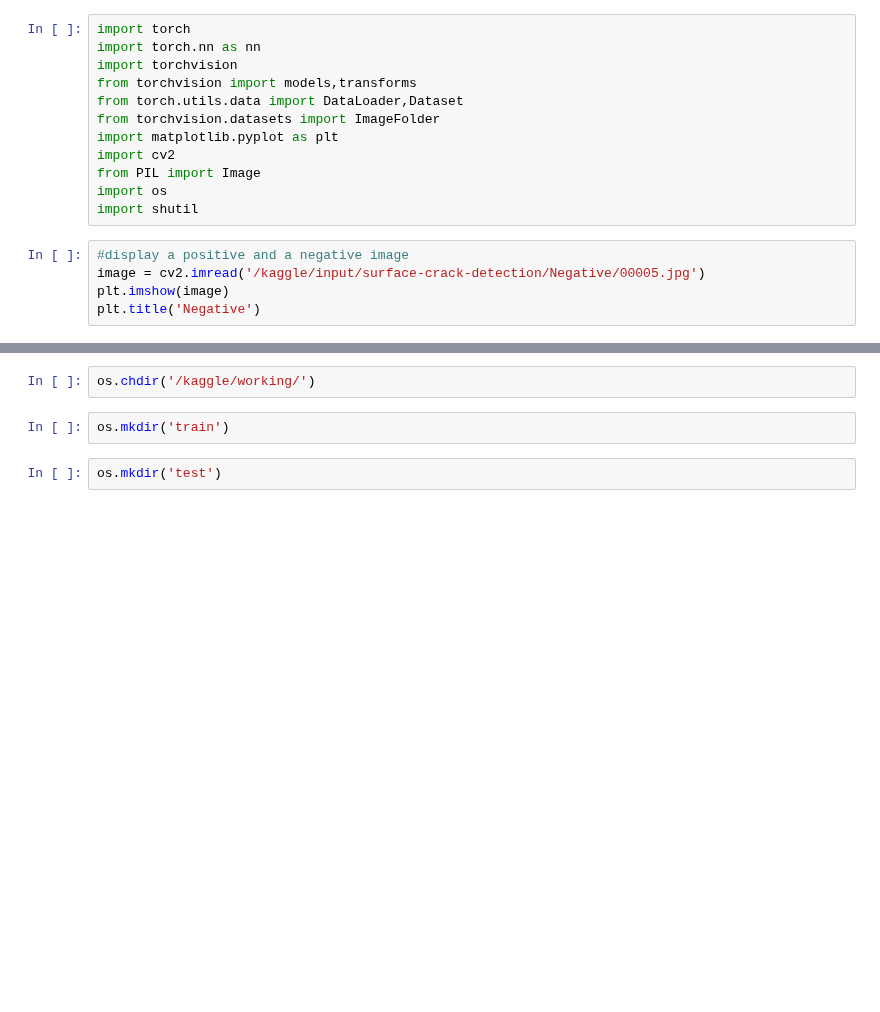
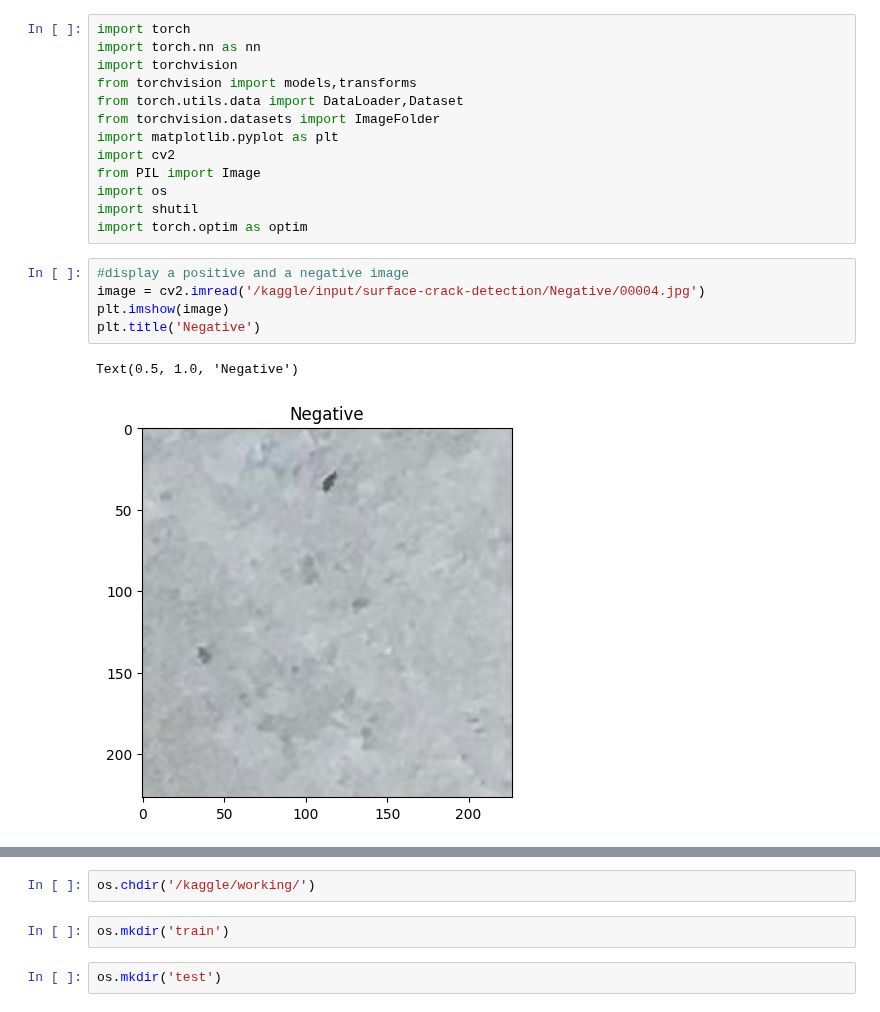
Before and after one commit to Abdulmathin-shaik/Kaggle, a Jupyter notebook: surface-crack-detection-classification.ipynb, the cells around one changed output, grey strips where cells are left out. Drawn from its saved outputs; the diff is of its cells as text; blank space fills up the shorter version.

Commit message:
Kaggle Notebook | Surface Crack Detection - Classification | Version 3

```diff
--- a/surface-crack-detection-classification.ipynb
+++ b/surface-crack-detection-classification.ipynb
@@ -46,9 +28,13 @@ import cv2
 from PIL import Image
 import os
 import shutil
+import torch.optim as optim
 # %%
 #display a positive and a negative image
-image = cv2.imread('/kaggle/input/surface-crack-detection/Negative/00005.jpg')
+image = cv2.imread('/kaggle/input/surface-crack-detection/Negative/00004.jpg')
 plt.imshow(image)
 plt.title('Negative')
+# %% [output]
+Text(0.5, 1.0, 'Negative')
+[figure, added]
 # %%
```
Also changed, not shown: parts of 32 cells of this notebook.
